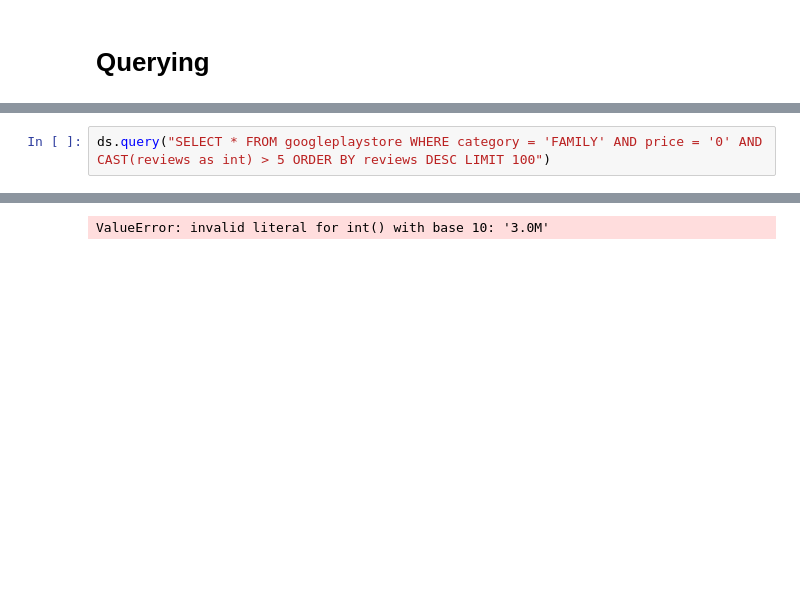
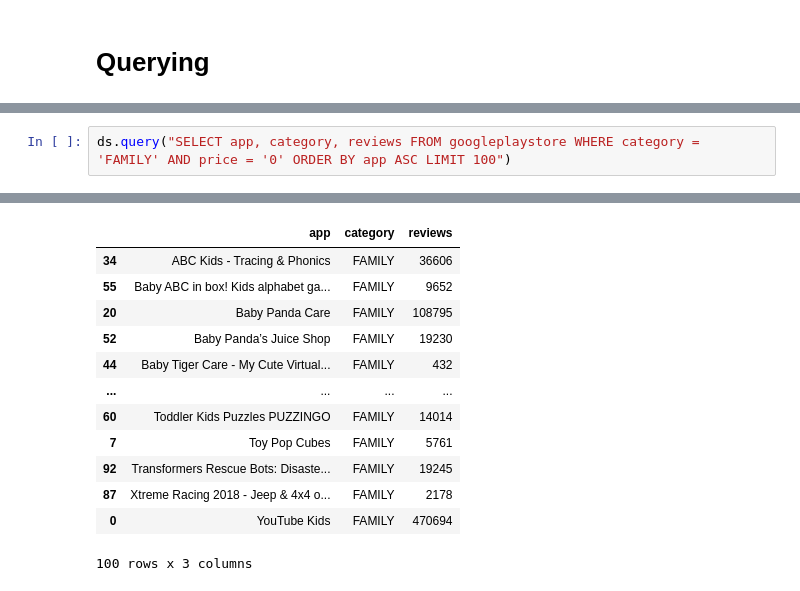
Before and after one commit to mindsdb/dfsql, a Jupyter notebook: testdrive.ipynb, the cells around one changed output, grey strips where cells are left out. Cells and saved outputs as stored; diff of their text form; blank space fills up the shorter version.

```diff
--- a/testdrive.ipynb
+++ b/testdrive.ipynb
@@ -156,4 +161,4 @@ UserWarning: Distributing <class 'dict'> object. This may take some time.
 # %%
-ds.query("SELECT * FROM googleplaystore WHERE category = 'FAMILY' AND price = '0' AND CAST(reviews as int) > 5 ORDER BY reviews DESC LIMIT 100")
+ds.query("SELECT app, category, reviews FROM googleplaystore WHERE category = 'FAMILY' AND price = '0' ORDER BY app ASC LIMIT 100")
 # %% [output]
 UserWarning: Distributing <class 'NoneType'> object. This may take some time.
@@ -160,4 +169,16 @@ UserWarning: Distributing <class 'NoneType'> object. This may take some time.
+|  | app | category | reviews |
+| 34 | ABC Kids - Tracing & Phonics | FAMILY | 36606 |
+| 55 | Baby ABC in box! Kids alphabet ga... | FAMILY | 9652 |
+| 20 | Baby Panda Care | FAMILY | 108795 |
+| 52 | Baby Panda’s Juice Shop | FAMILY | 19230 |
+| 44 | Baby Tiger Care - My Cute Virtual... | FAMILY | 432 |
+| ... | ... | ... | ... |
+| 60 | Toddler Kids Puzzles PUZZINGO | FAMILY | 14014 |
+| 7 | Toy Pop Cubes | FAMILY | 5761 |
+| 92 | Transformers Rescue Bots: Disaste... | FAMILY | 19245 |
+| 87 | Xtreme Racing 2018 - Jeep & 4x4 o... | FAMILY | 2178 |
+| 0 | YouTube Kids | FAMILY | 470694 |
-ValueError: invalid literal for int() with base 10: '3.0M'
+100 rows x 3 columns
 # %%
 ds.query("SELECT app, sentiment, sentiment_polarity FROM googleplaystore INNER JOIN googleplaystore_user_reviews ON googleplaystore.app = googleplaystore_user_reviews.app LIMIT 10")
 # %% [output]
```
Also changed, not shown: parts of 13 cells of this notebook, 2 other files.
